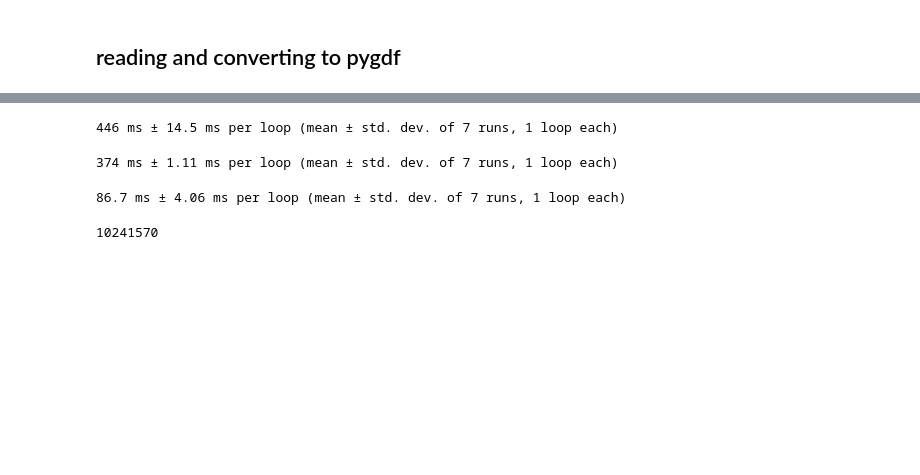
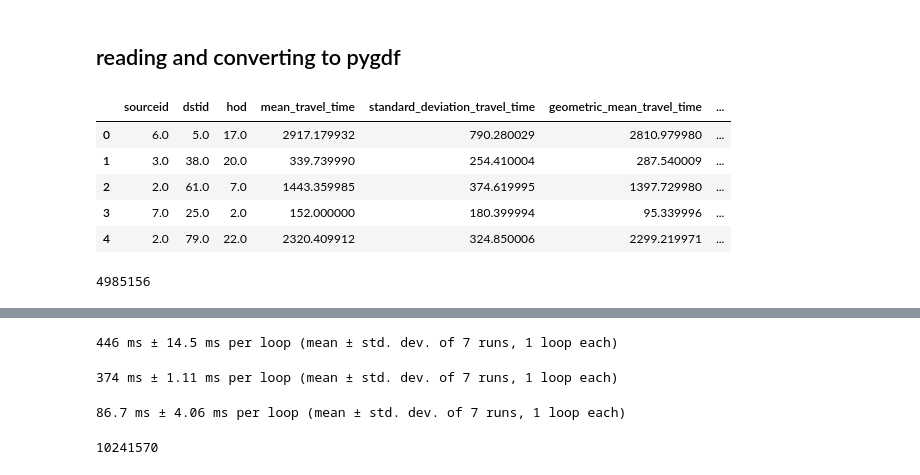
Before and after one commit to rapidsai/cuxfilter, a Jupyter notebook: pygdf.ipynb, the cells around one changed output, grey strips where cells are left out. Saved outputs shown, nothing was run; the diff lists cells and outputs as text; code cells hidden in the pictures; blank space fills up the shorter version.

```diff
--- a/pygdf.ipynb
+++ b/pygdf.ipynb
@@ -21,3 +21,12 @@ def readArrowToDF(source):
     return pa_df.to_pandas()
 # %%
 gdf_df = DataFrame.from_pandas(readArrowToDF("node_server/uploads/uber-dataset.arrow"))
+# %%
+gdf_df.head().to_pandas()
+# %% [output]
+|  | sourceid | dstid | hod | mean_travel_time | standard_deviation_travel_time | geometric_mean_travel_time | ... |
+| 0 | 6.0 | 5.0 | 17.0 | 2917.179932 | 790.280029 | 2810.979980 | ... |
+| 1 | 3.0 | 38.0 | 20.0 | 339.739990 | 254.410004 | 287.540009 | ... |
+| 2 | 2.0 | 61.0 | 7.0 | 1443.359985 | 374.619995 | 1397.729980 | ... |
+| 3 | 7.0 | 25.0 | 2.0 | 152.000000 | 180.399994 | 95.339996 | ... |
+| 4 | 2.0 | 79.0 | 22.0 | 2320.409912 | 324.850006 | 2299.219971 | ... |
@@ -23,0 +35,4 @@ gdf_df = DataFrame.from_pandas(readArrowToDF("node_server/uploads/uber-dataset.a
+# %%
+len(gdf_df)
+# %% [output]
+4985156
```
Also changed, not shown: parts of 6 cells of this notebook, 7 other files.
